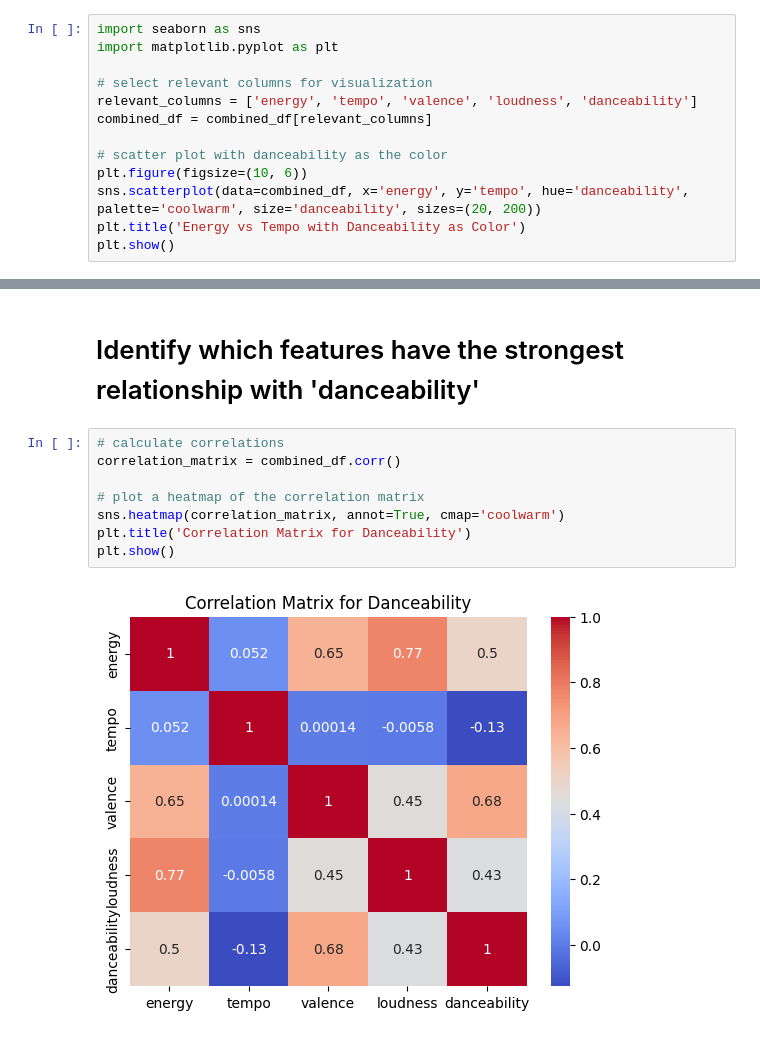
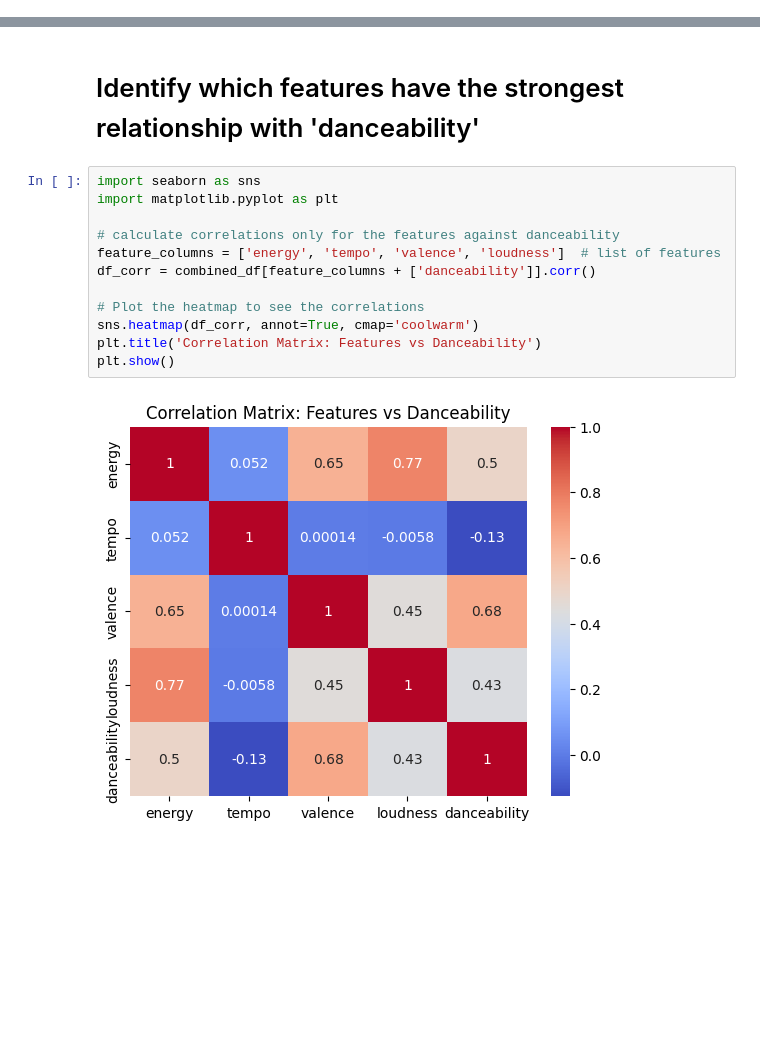
Before and after one commit to richirey75/Data-Mining-CS4990, a Jupyter notebook: DataMiningProject.ipynb, the cells around one changed output, grey strips where cells are left out. Saved outputs shown, nothing was run; the diff lists cells and outputs as text; blank space fills up the shorter version.

```diff
--- a/DataMiningProject.ipynb
+++ b/DataMiningProject.ipynb
@@ -259,13 +259,0 @@ Examine how energy and tempo related to danceability scores.
-# %%
-import seaborn as sns
-import matplotlib.pyplot as plt
-
-# select relevant columns for visualization
-relevant_columns = ['energy', 'tempo', 'valence', 'loudness', 'danceability']
-combined_df = combined_df[relevant_columns]
-
-# scatter plot with danceability as the color
-plt.figure(figsize=(10, 6))
-sns.scatterplot(data=combined_df, x='energy', y='tempo', hue='danceability', palette='coolwarm', size='danceability', sizes=(20, 200))
-plt.title('Energy vs Tempo with Danceability as Color')
-plt.show()
@@ -274,12 +260,16 @@ plt.show()
 # %% [markdown]
 # Identify which features have the strongest relationship with 'danceability'
 # %%
-# calculate correlations
-correlation_matrix = combined_df.corr()
+import seaborn as sns
+import matplotlib.pyplot as plt
 
-# plot a heatmap of the correlation matrix
-sns.heatmap(correlation_matrix, annot=True, cmap='coolwarm')
-plt.title('Correlation Matrix for Danceability')
+# calculate correlations only for the features against danceability
+feature_columns = ['energy', 'tempo', 'valence', 'loudness']  # list of features
+df_corr = combined_df[feature_columns + ['danceability']].corr()
+
+# Plot the heatmap to see the correlations
+sns.heatmap(df_corr, annot=True, cmap='coolwarm')
+plt.title('Correlation Matrix: Features vs Danceability')
 plt.show()
 # %% [output]
-[figure, old version]
+[figure, new version]
```
Also changed, not shown: parts of 6 cells of this notebook.
